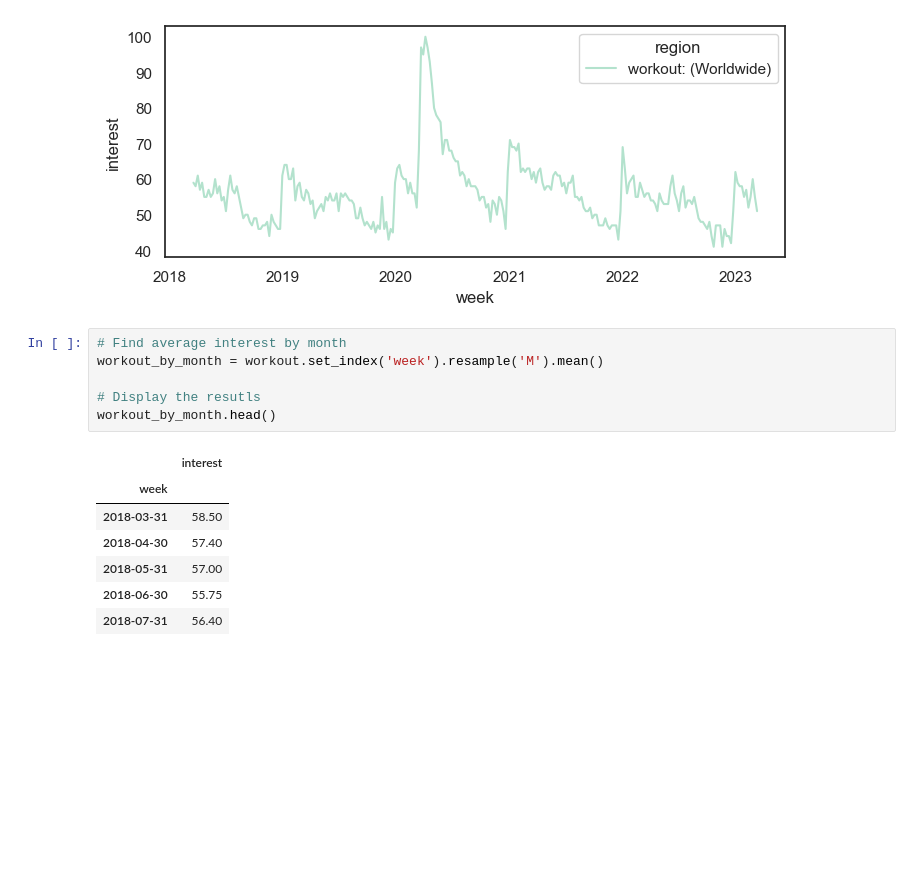
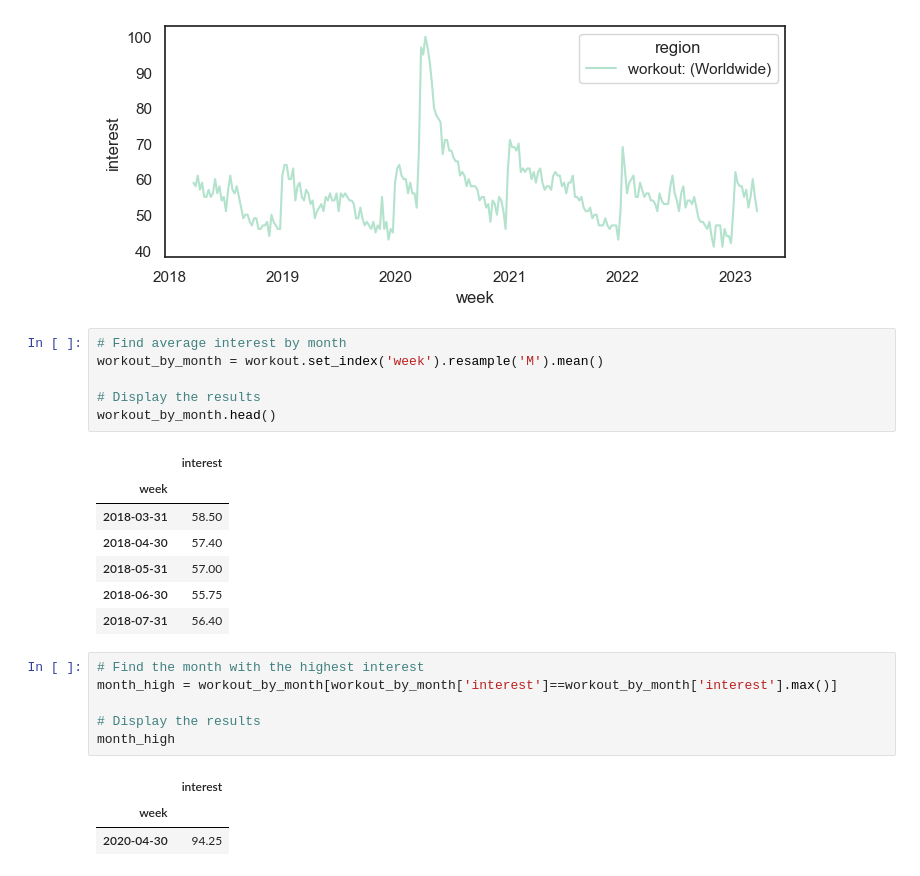
Before and after one commit to JeremyTallant/market_analysis, a Jupyter notebook: product_management.ipynb, the cells around one changed output. Cells and saved outputs as stored; diff of their text form; blank space fills up the shorter version.

Commit message:
found the month with the highest interest

```diff
--- a/product_management.ipynb
+++ b/product_management.ipynb
@@ -64,7 +64,7 @@ workout = read_file('data/workout.csv', plot=True)
 # Find average interest by month
 workout_by_month = workout.set_index('week').resample('M').mean()
 
-# Display the resutls
+# Display the results
 workout_by_month.head()
 # %% [output]
 |  | interest |
@@ -74,3 +74,13 @@ workout_by_month.head()
 | 2018-05-31 | 57.00 |
 | 2018-06-30 | 55.75 |
 | 2018-07-31 | 56.40 |
+# %%
+# Find the month with the highest interest
+month_high = workout_by_month[workout_by_month['interest']==workout_by_month['interest'].max()]
+
+# Display the results
+month_high
+# %% [output]
+|  | interest |
+| week |  |
+| 2020-04-30 | 94.25 |
```
